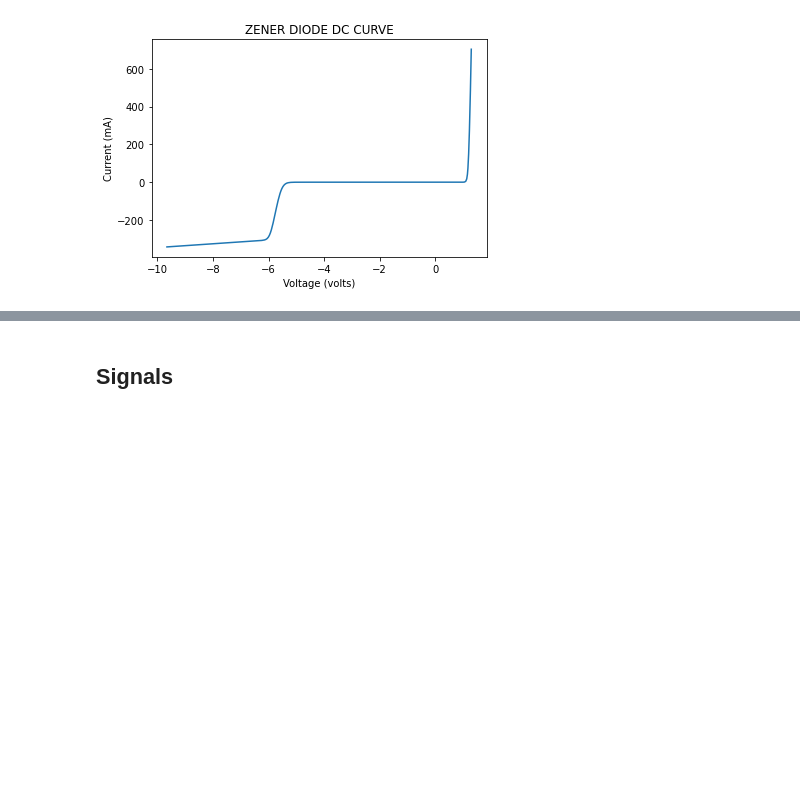
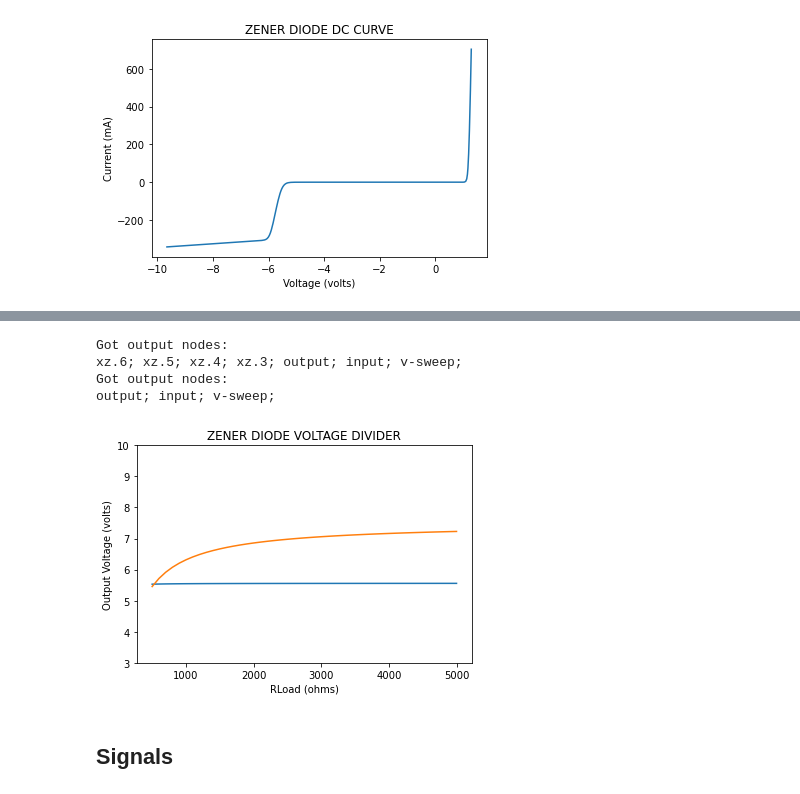
Before and after one commit to sunbee/ArtofElectronics, a Jupyter notebook: AoE_Chapter01.ipynb, the cells around one changed output, grey strips where cells are left out. Drawn from its saved outputs; the diff is of its cells as text; code cells hidden in the pictures; blank space fills up the shorter version.

```diff
--- a/AoE_Chapter01.ipynb
+++ b/AoE_Chapter01.ipynb
@@ -422,0 +436,22 @@ plt.show()
+# %%
+zenr = Circuit("ZENER DIODE VOLTAGE DIVIDER")
+
+zenr.include(spice_library['d1n5919brl'])
+
+zenr.V('Vin', 'input', zenr.gnd, 20@u_V)
+zenr.R('R1', 'input', 'output', 300@u_Ohm)
+zenr.X('Z', 'd1n5919brl', zenr.gnd, 'output') # reverse-bias
+zenr.R('RLoad', 'output', zenr.gnd, 500@u_Ohm)
+
+print(zenr)
+
+# Compare
+
+resr = Circuit("VOLTAGE DIVIDER FOR COMPARISON")
+
+resr.V('Vin', 'input', resr.gnd, 20@u_V)
+resr.R('R1', 'input', 'output', 500@u_Ohm)
+resr.R('R2', 'output', resr.gnd, 300@u_Ohm)
+resr.R('RLoad', 'output', resr.gnd, 500@u_Ohm)
+
+print(resr)
@@ -423,3 +471,33 @@ plt.show()
+# %%
+zenrsim = zenr.simulator(temperature=25, nominal_temperature=25)
+outzenr = zenrsim.dc(VVin=slice(20, 21, 1), RRLoad=slice(500, 5000, 100))
+
+print("Got output nodes: ")
+for node, wave in outzenr.nodes.items():
+    print("{}".format(node), end="; ")
+
+resrsim = resr.simulator(temperature=25, nominal_temperature=25)
+outresr = resrsim.dc(VVin=slice(20,21, 1), RRLoad=slice(500, 5000, 100))
+print("\nGot output nodes: ")
+for node, wave in outresr.nodes.items():
+    print("{}".format(node), end='; ')
+# %% [output]
+Got output nodes:
+xz.6; xz.5; xz.4; xz.3; output; input; v-sweep;
+Got output nodes:
+output; input; v-sweep;
+# %%
+plt.title("ZENER DIODE VOLTAGE DIVIDER")
+plt.xlabel("RLoad (ohms)")
+plt.ylabel("Output Voltage (volts)")
+plt.ylim(bottom=3, top=10)
+VZenr = np.array(outzenr.output[::2])
+VResr = np.array(outresr.output[::2])
+plt.plot(np.linspace(500, 5000, num=len(VZenr)), VZenr)
+plt.plot(np.linspace(500, 5000, num=len(VResr)), VResr)
+plt.show()
+# %% [output]
+[figure, added]
 # %% [markdown]
 ## Signals
 # %% [markdown]
```
Also changed, not shown: parts of 7 cells of this notebook, 1 other file.
